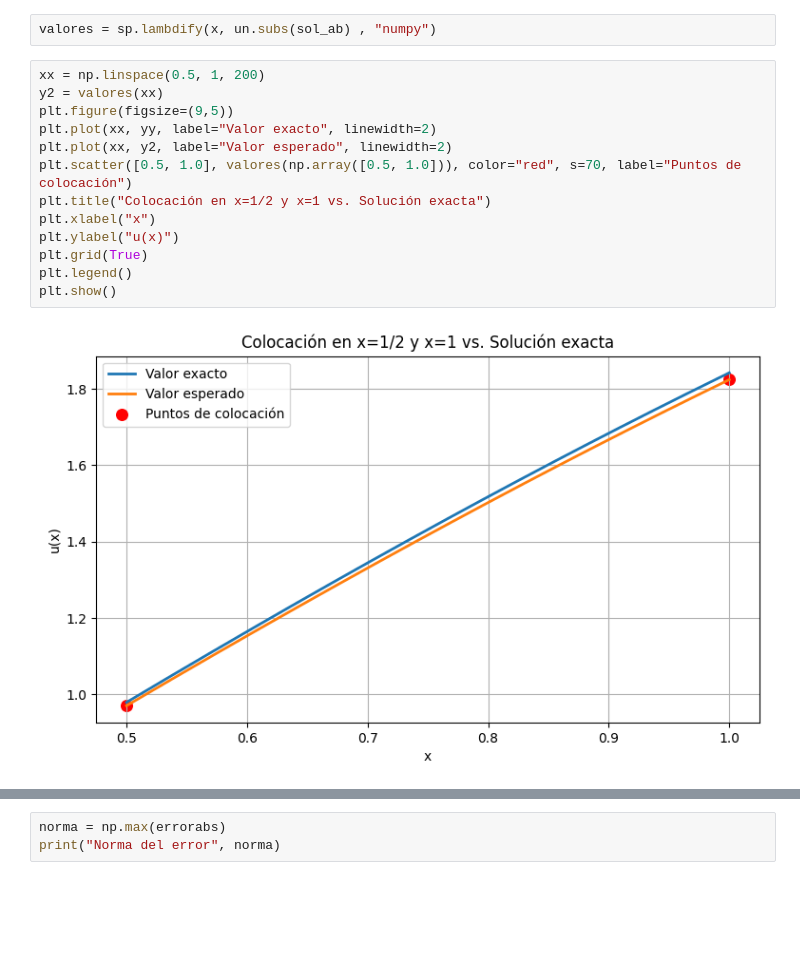
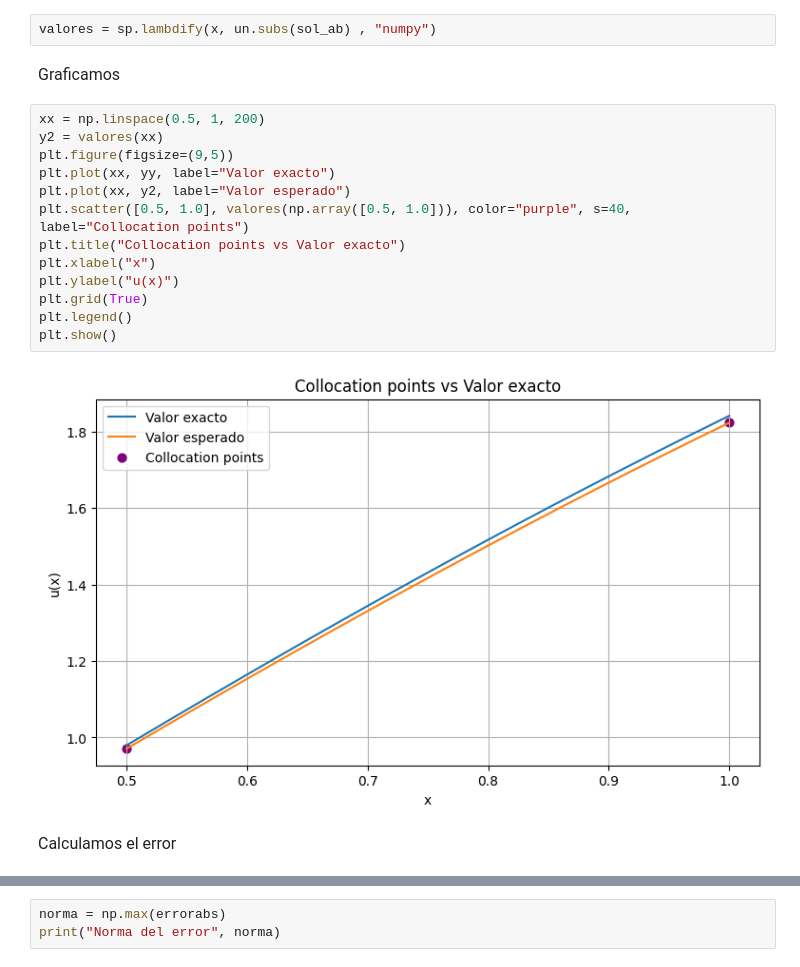
Before and after one commit to Lu1sV1rus/EDP, a Jupyter notebook: Método_de_Colocación.ipynb, the cells around one changed output, grey strips where cells are left out. Drawn from its saved outputs; the diff is of its cells as text; blank space fills up the shorter version.

```diff
--- a/Método_de_Colocación.ipynb
+++ b/Método_de_Colocación.ipynb
@@ -81,21 +101,25 @@ sol_ab
 {a: -1/17, b: -2/17}
 # %%
 valores = sp.lambdify(x, un.subs(sol_ab) , "numpy")
+# %% [markdown]
+<font size=3> Graficamos
 # %%
 xx = np.linspace(0.5, 1, 200)
 y2 = valores(xx)
 plt.figure(figsize=(9,5))
-plt.plot(xx, yy, label="Valor exacto", linewidth=2)
-plt.plot(xx, y2, label="Valor esperado", linewidth=2)
-plt.scatter([0.5, 1.0], valores(np.array([0.5, 1.0])), color="red", s=70, label="Puntos de colocación")
-plt.title("Colocación en x=1/2 y x=1 vs. Solución exacta")
+plt.plot(xx, yy, label="Valor exacto")
+plt.plot(xx, y2, label="Valor esperado")
+plt.scatter([0.5, 1.0], valores(np.array([0.5, 1.0])), color="purple", s=40, label="Collocation points")
+plt.title("Collocation points vs Valor exacto")
 plt.xlabel("x")
 plt.ylabel("u(x)")
 plt.grid(True)
 plt.legend()
 plt.show()
 # %% [output]
-[figure, old version]
+[figure, new version]
+# %% [markdown]
+<font size=3> Calculamos el error
 # %%
 x_vals = np.linspace(0, 1, 10)
 ves = valores(x_vals)
```
Also changed, not shown: parts of 20 cells of this notebook.
